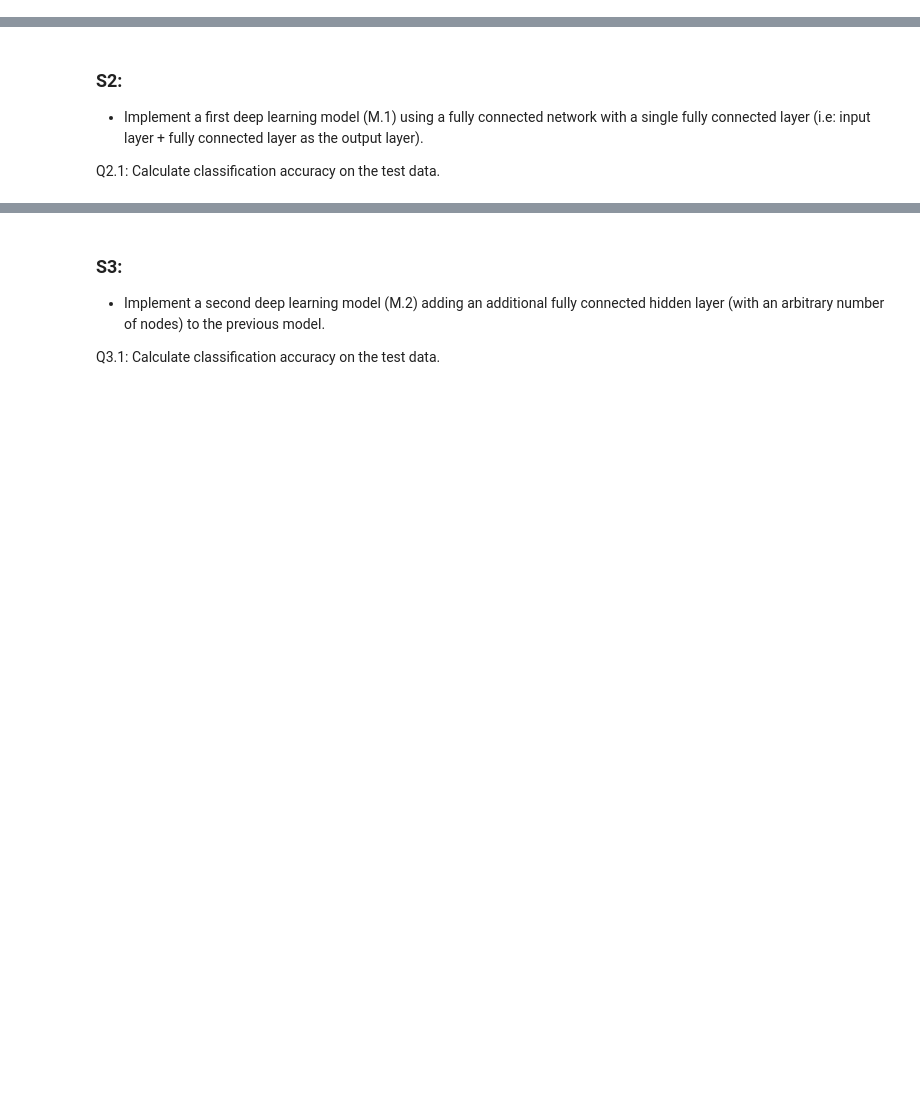
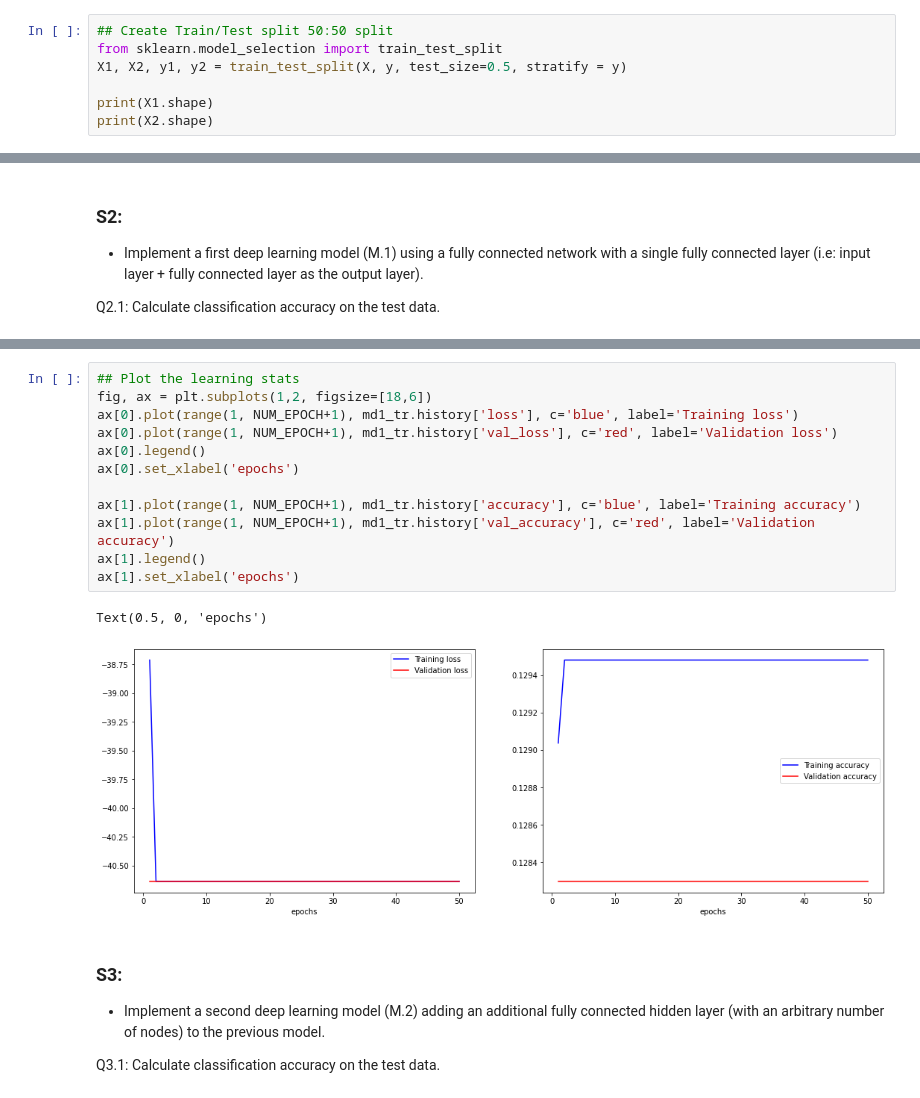
Before and after one commit to johnatawnclementawn/RemoteSensing_650_HW, a Jupyter notebook: HW4/Clementi_HW4.ipynb, the cells around one changed output, grey strips where cells are left out. Drawn from its saved outputs; the diff is of its cells as text; blank space fills up the shorter version.

```diff
--- a/HW4/Clementi_HW4.ipynb
+++ b/HW4/Clementi_HW4.ipynb
@@ -127,0 +148,7 @@ for i in np.arange(0, numClass):
+# %%
+## Create Train/Test split 50:50 split
+from sklearn.model_selection import train_test_split
+X1, X2, y1, y2 = train_test_split(X, y, test_size=0.5, stratify = y)
+
+print(X1.shape)
+print(X2.shape)
@@ -134,3 +180,18 @@ Q2.1: Calculate classification accuracy on the test data.
+# %%
+## Plot the learning stats
+fig, ax = plt.subplots(1,2, figsize=[18,6])
+ax[0].plot(range(1, NUM_EPOCH+1), md1_tr.history['loss'], c='blue', label='Training loss')
+ax[0].plot(range(1, NUM_EPOCH+1), md1_tr.history['val_loss'], c='red', label='Validation loss')
+ax[0].legend()
+ax[0].set_xlabel('epochs')
+
+ax[1].plot(range(1, NUM_EPOCH+1), md1_tr.history['accuracy'], c='blue', label='Training accuracy')
+ax[1].plot(range(1, NUM_EPOCH+1), md1_tr.history['val_accuracy'], c='red', label='Validation accuracy')
+ax[1].legend()
+ax[1].set_xlabel('epochs')
+# %% [output]
+Text(0.5, 0, 'epochs')
+[figure, added]
 # %% [markdown]
 ### S3:
 
```
Also changed, not shown: parts of 11 cells of this notebook.
